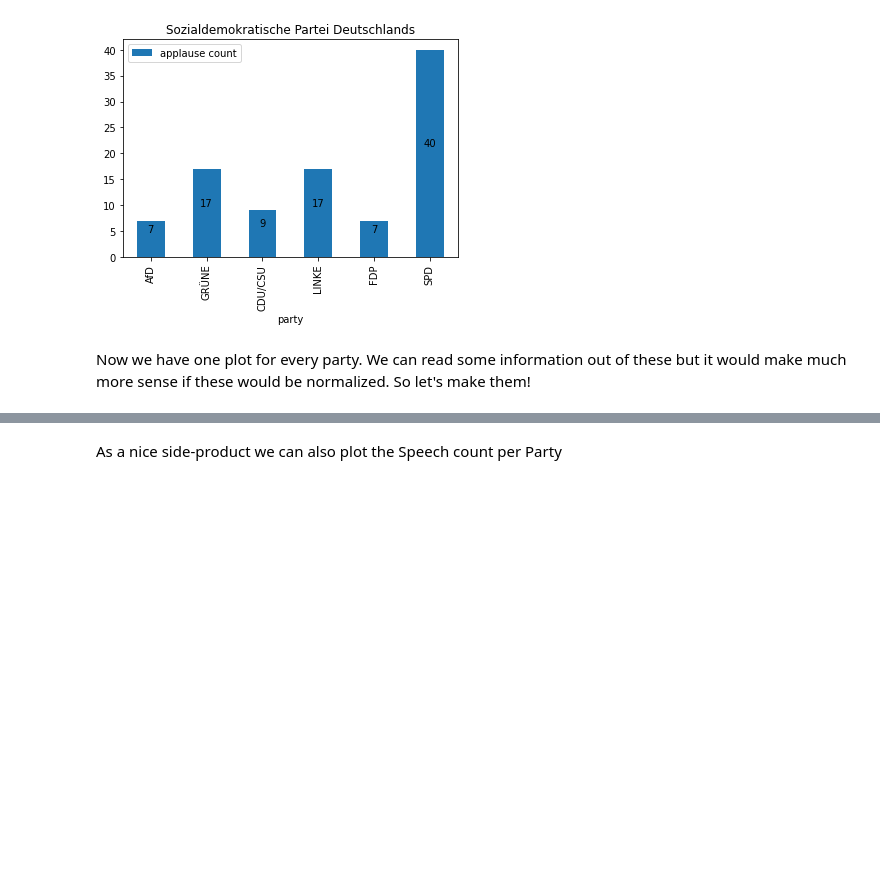
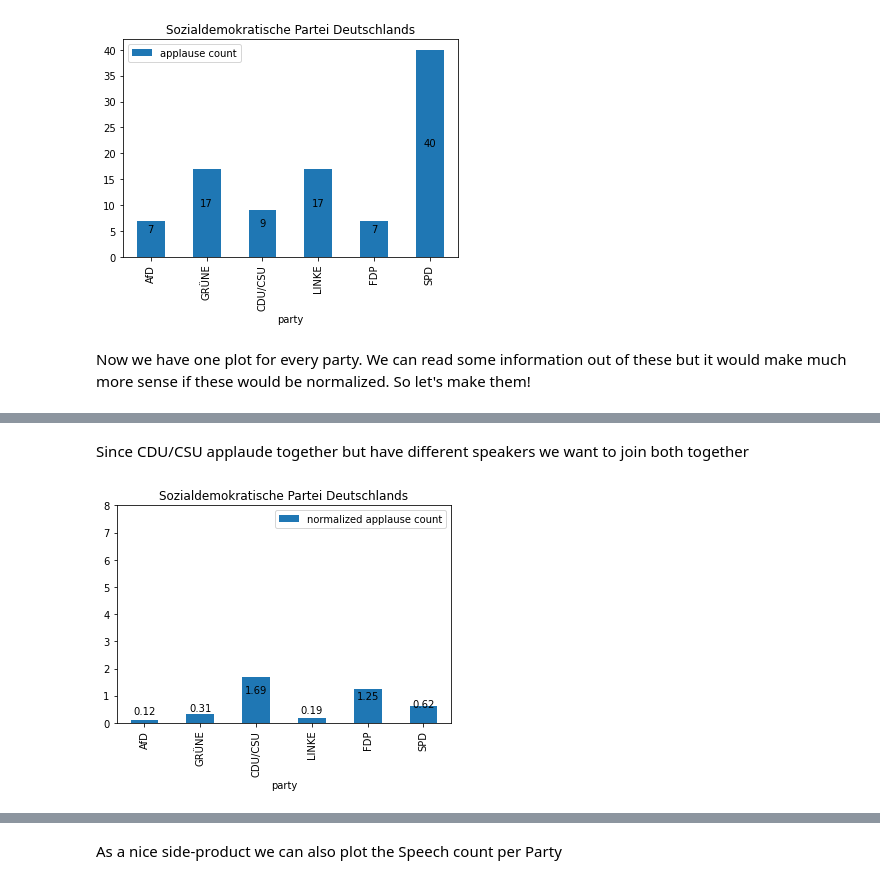
Before and after one commit to lukassailer/dl-bundestag, a Jupyter notebook: exp/comment_processing_03.ipynb, the cells around one changed output, grey strips where cells are left out. Drawn from its saved outputs; the diff is of its cells as text; code cells hidden in the pictures; blank space fills up the shorter version.

```diff
--- a/exp/comment_processing_03.ipynb
+++ b/exp/comment_processing_03.ipynb
@@ -50,13 +71,30 @@ Now we have one plot for every party. We can read some information out of these
+# %% [markdown]
+Since CDU/CSU applaude together but have different speakers we want to join both together
 # %%
 # Combine CDU & CSU DFs
 cduDF = applauseDFs[2][1]
 csuDF = applauseDFs[3][1]
 combindedDF = cduDF.set_index("party").add(
     csuDF.set_index("party"), fill_value=0).reset_index()
+
+combindedDF["normalized applause count"] = np.round(combindedDF["applause count"] / (len(
+    dataExtracted[dataExtracted["main-speaker-party"] == "Christlich Demokratische Union Deutschlands"]) + len(dataExtracted[dataExtracted["main-speaker-party"] == "Christlich-Soziale Union in Bayern"])), 2)
+
+
 # Replace CDU with CDU&CSU Tuple
 applauseDFs[2] = (
     "Christlich Demokratische Union Deutschlands & Christlich-Soziale Union in Bayern", combindedDF)
 # Remove old CSU Tuple
 applauseDFs.pop(3)
 parties = ['Alternative für Deutschland', 'Bündnis 90/Die Grünen', 'Christlich Demokratische Union Deutschlands & Christlich-Soziale Union in Bayern',
            'Die Linke', 'Freie Demokratische Partei', 'Sozialdemokratische Partei Deutschlands']
+
+# plot
+ax = combindedDF.plot.bar(
+    x="party", y="normalized applause count", title=party, ylim=(0, 8))  # hard coded y-axis!
+for p in ax.patches:
+    ax.annotate(p.get_height(),
+                (p.get_x()+p.get_width()/2., p.get_height()/2),
+                ha='center', va='center', xytext=(0, 10), textcoords='offset points')
+# %% [output]
+[figure, added]
```
Also changed, not shown: parts of 6 cells of this notebook.
